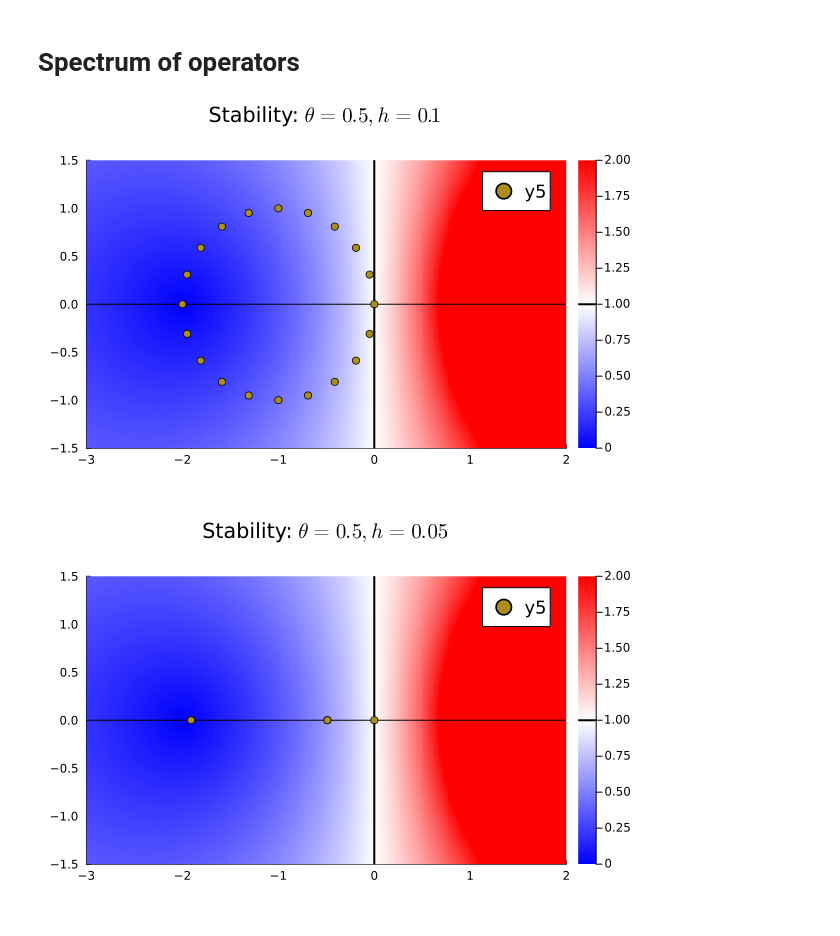
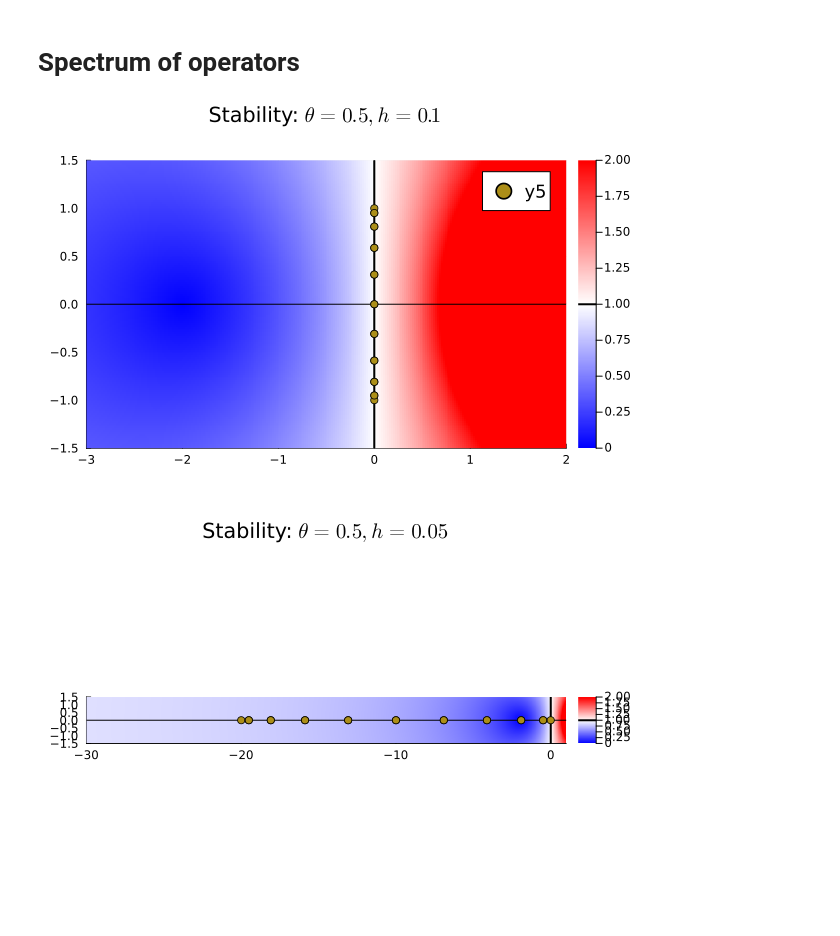
Before and after one commit to cu-numcomp/fall26, a Jupyter notebook: slides/2026-11-16-stiffness.ipynb, the cells around one changed output. Saved outputs shown, nothing was run; the diff lists cells and outputs as text; code cells hidden in the pictures.

```diff
--- a/slides/2026-11-16-stiffness.ipynb
+++ b/slides/2026-11-16-stiffness.ipynb
@@ -397,15 +399,15 @@ plot(x, uhist[:, 1:(nsteps÷8):end])
 theta=.5
 h = .1
 plot_stability(z -> Rz_theta(z, theta), "\$\\theta=$theta, h=$h\$")
-ev = eigvals(Matrix(h*advect_matrix(20, upwind=true)))
+ev = eigvals(Matrix(h*advect_matrix(20, upwind=false)))
 scatter!(real(ev), imag(ev))
 # %% [output]
-[figure, old version]
+[figure, new version]
 # %%
 theta=.5
 h = .2 / 4
-plot_stability(z -> Rz_theta(z, theta), "\$\\theta=$theta, h=$h\$")
+plot_stability(z -> Rz_theta(z, theta), "\$\\theta=$theta, h=$h\$", xlim=(-30, 1))
 ev = eigvals(Matrix(h*heat_matrix(20)))
-scatter!(real(ev), imag(ev))
+scatter!(real(ev), imag(ev), label=:none)
 # %% [output]
-[figure, old version]
+[figure, new version]
```
Also changed, not shown: parts of 7 cells of this notebook, 2 other files.
